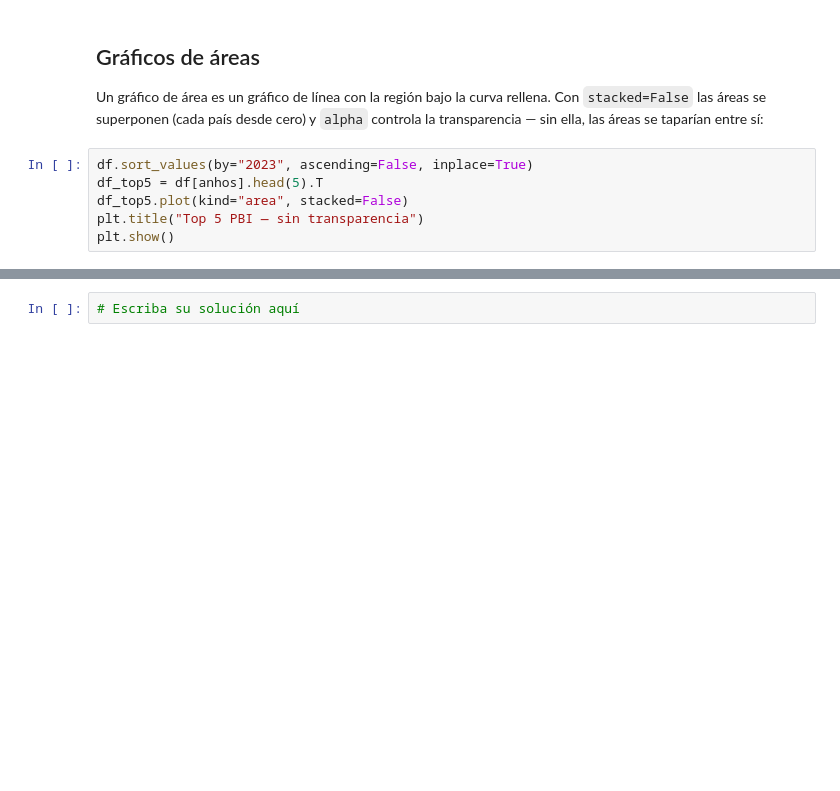
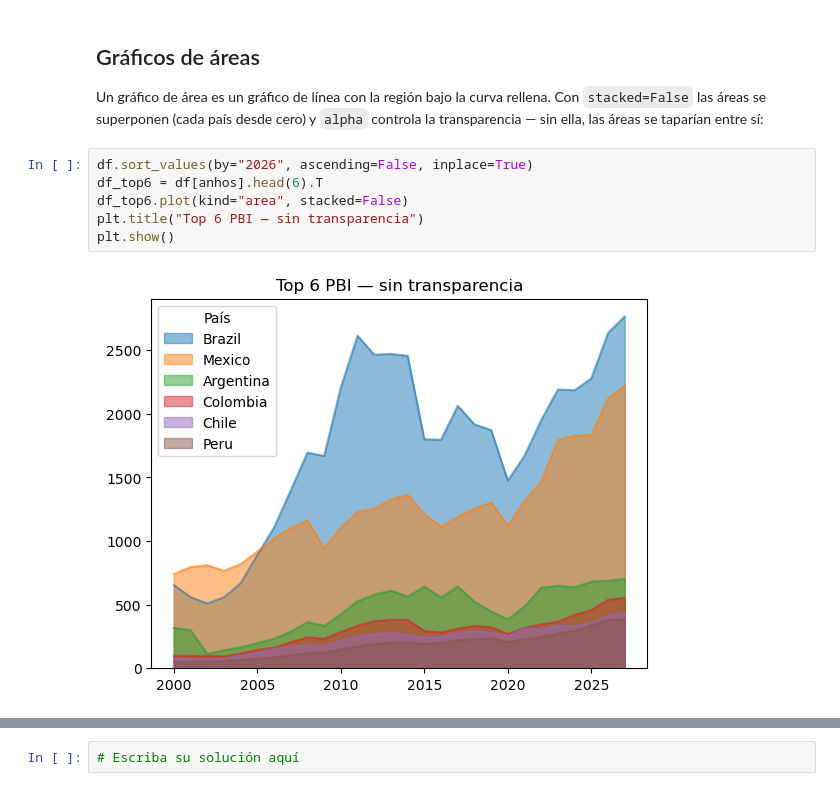
Before and after one commit to jgomezz/cpe_ciencia_datos_python_2026, a Jupyter notebook: mod2_estadistica_y_visualizacion/semana_03_visualization.ipynb, the cells around one changed output, grey strips where cells are left out. Cells and saved outputs as stored; diff of their text form; blank space fills up the shorter version.

```diff
--- a/mod2_estadistica_y_visualizacion/semana_03_visualization.ipynb
+++ b/mod2_estadistica_y_visualizacion/semana_03_visualization.ipynb
@@ -589,9 +589,11 @@ plt.grid()
 
 Un gráfico de área es un gráfico de línea con la región bajo la curva rellena. Con `stacked=False` las áreas se superponen (cada país desde cero) y `alpha` controla la transparencia — sin ella, las áreas se taparían entre sí:
 # %%
-df.sort_values(by="2023", ascending=False, inplace=True)
-df_top5 = df[anhos].head(5).T
-df_top5.plot(kind="area", stacked=False)
-plt.title("Top 5 PBI — sin transparencia")
+df.sort_values(by="2026", ascending=False, inplace=True)
+df_top6 = df[anhos].head(6).T
+df_top6.plot(kind="area", stacked=False)
+plt.title("Top 6 PBI — sin transparencia")
 plt.show()
+# %% [output]
+[figure, added]
 # %%
```
Also changed, not shown: parts of 2 cells of this notebook.
